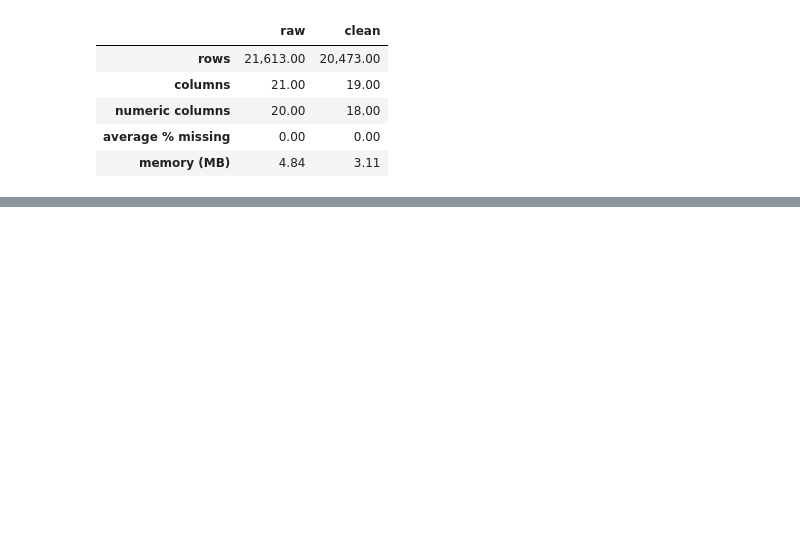
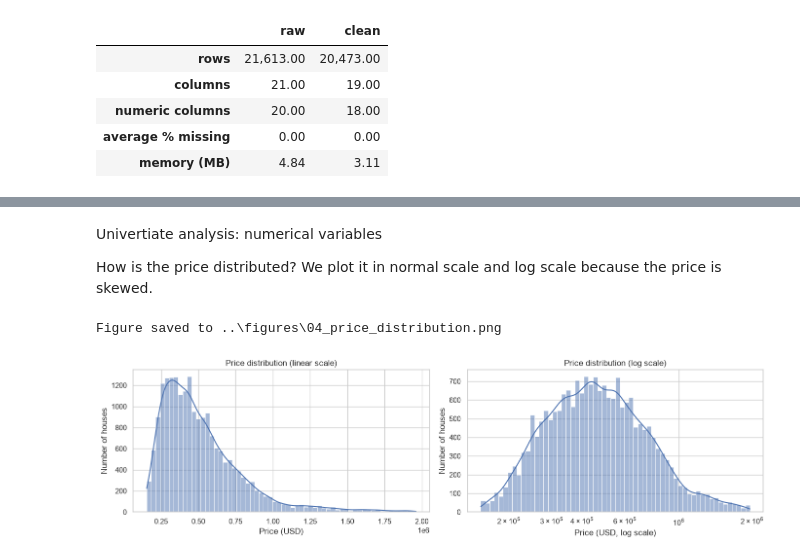
Before and after one commit to barsbabila/2-day1-assignment, a Jupyter notebook: notebook/Day1Group2.ipynb, the cells around one changed output, grey strips where cells are left out. Cells and saved outputs as stored; diff of their text form; code cells hidden in the pictures; blank space fills up the shorter version.

```diff
--- a/notebook/Day1Group2.ipynb
+++ b/notebook/Day1Group2.ipynb
@@ -366,0 +371,8 @@ Clean data saved to ../data/kc_houses_data_clean.csv (2.1 MB)
+# %%
+SQFT_PER_M2 = 10.7639
+
+df_clean["living_area_m2"] = df_clean["sqft_living"] / SQFT_PER_M2
+df_clean["price_per_sqft"] = df_clean["price"] / df_clean["sqft_living"]
+df_clean["zipcode"] = df_clean["zipcode"].astype(str)
+
+df_clean[["price", "sqft_living", "living_area_m2", "price_per_sqft", "zipcode"]].head()
@@ -366,0 +408,23 @@ Clean data saved to ../data/kc_houses_data_clean.csv (2.1 MB)
+# %% [markdown]
+Univertiate analysis: numerical variables
+
+How is the price distributed? We plot it in normal scale and log scale because the price is skewed.
+# %%
+fig, axes = plt.subplots(1, 2, figsize=(14, 4))
+
+sns.histplot(df_clean["price"], bins=60, kde=True, ax=axes[0])
+axes[0].set_title("Price distribution (linear scale)")
+axes[0].set_xlabel("Price (USD)")
+axes[0].set_ylabel("Number of houses")
+
+sns.histplot(df_clean["price"], bins=60, kde=True, log_scale=True, ax=axes[1])
+axes[1].set_title("Price distribution (log scale)")
+axes[1].set_xlabel("Price (USD, log scale)")
+axes[1].set_ylabel("Number of houses")
+
+plt.tight_layout()
+save_fig("04_price_distribution")
+plt.show()
+# %% [output]
+Figure saved to ..\figures\04_price_distribution.png
+[figure, added]
```
Also changed, not shown: parts of 34 cells of this notebook.
